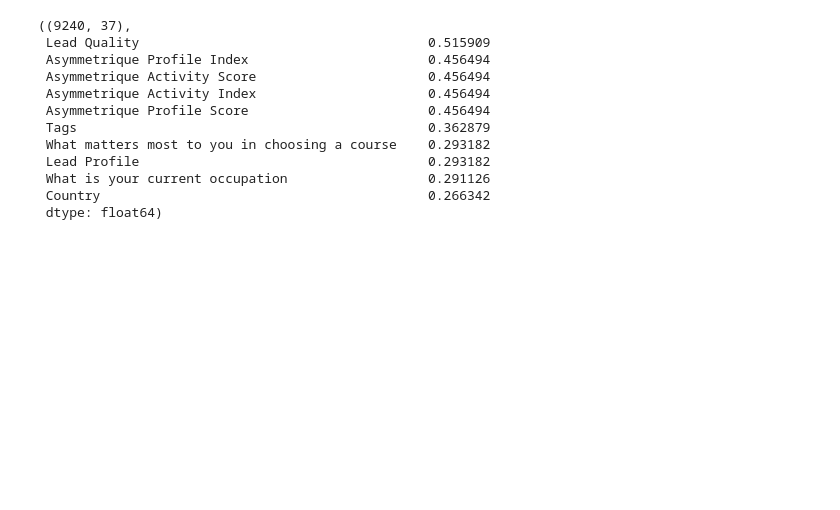
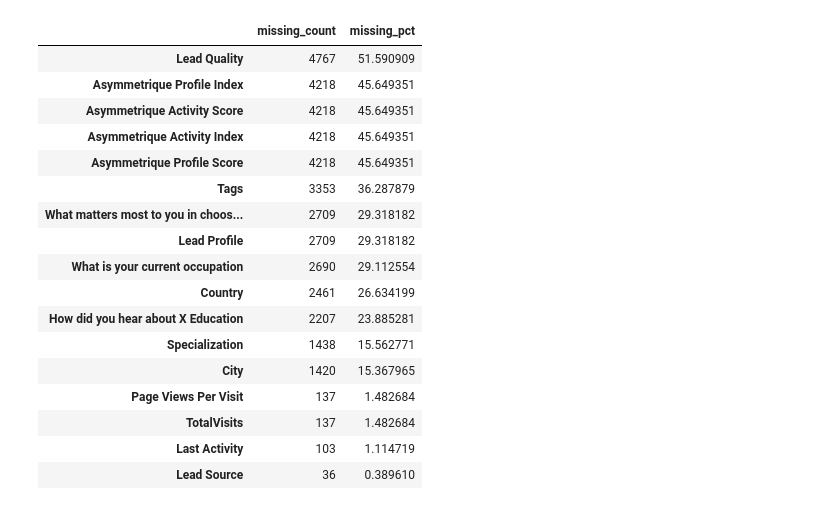
Before and after one commit to jana-lea-godin/Lead-Scoring-Case, a Jupyter notebook: notebooks/01_signal_vs_noise.ipynb, the cells around one changed output. Saved outputs shown, nothing was run; the diff lists cells and outputs as text; code cells hidden in the pictures; blank space fills up the shorter version.

```diff
--- a/notebooks/01_signal_vs_noise.ipynb
+++ b/notebooks/01_signal_vs_noise.ipynb
@@ -28,16 +336,21 @@ df.head()
 # %%
-df.shape, df.isna().mean().sort_values(ascending=False).head(10)
 # %% [output]
-((9240, 37),
- Lead Quality                                     0.515909
- Asymmetrique Profile Index                       0.456494
- Asymmetrique Activity Score                      0.456494
- Asymmetrique Activity Index                      0.456494
- Asymmetrique Profile Score                       0.456494
- Tags                                             0.362879
- What matters most to you in choosing a course    0.293182
- Lead Profile                                     0.293182
- What is your current occupation                  0.291126
- Country                                          0.266342
- dtype: float64)
+|  | missing_count | missing_pct |
+| Lead Quality | 4767 | 51.590909 |
+| Asymmetrique Profile Index | 4218 | 45.649351 |
+| Asymmetrique Activity Score | 4218 | 45.649351 |
+| Asymmetrique Activity Index | 4218 | 45.649351 |
+| Asymmetrique Profile Score | 4218 | 45.649351 |
+| Tags | 3353 | 36.287879 |
+| What matters most to you in choos... | 2709 | 29.318182 |
+| Lead Profile | 2709 | 29.318182 |
+| What is your current occupation | 2690 | 29.112554 |
+| Country | 2461 | 26.634199 |
+| How did you hear about X Education | 2207 | 23.885281 |
+| Specialization | 1438 | 15.562771 |
+| City | 1420 | 15.367965 |
+| Page Views Per Visit | 137 | 1.482684 |
+| TotalVisits | 137 | 1.482684 |
+| Last Activity | 103 | 1.114719 |
+| Lead Source | 36 | 0.389610 |
 # %%
```
Also changed, not shown: parts of 8 cells of this notebook, 2 other files.
